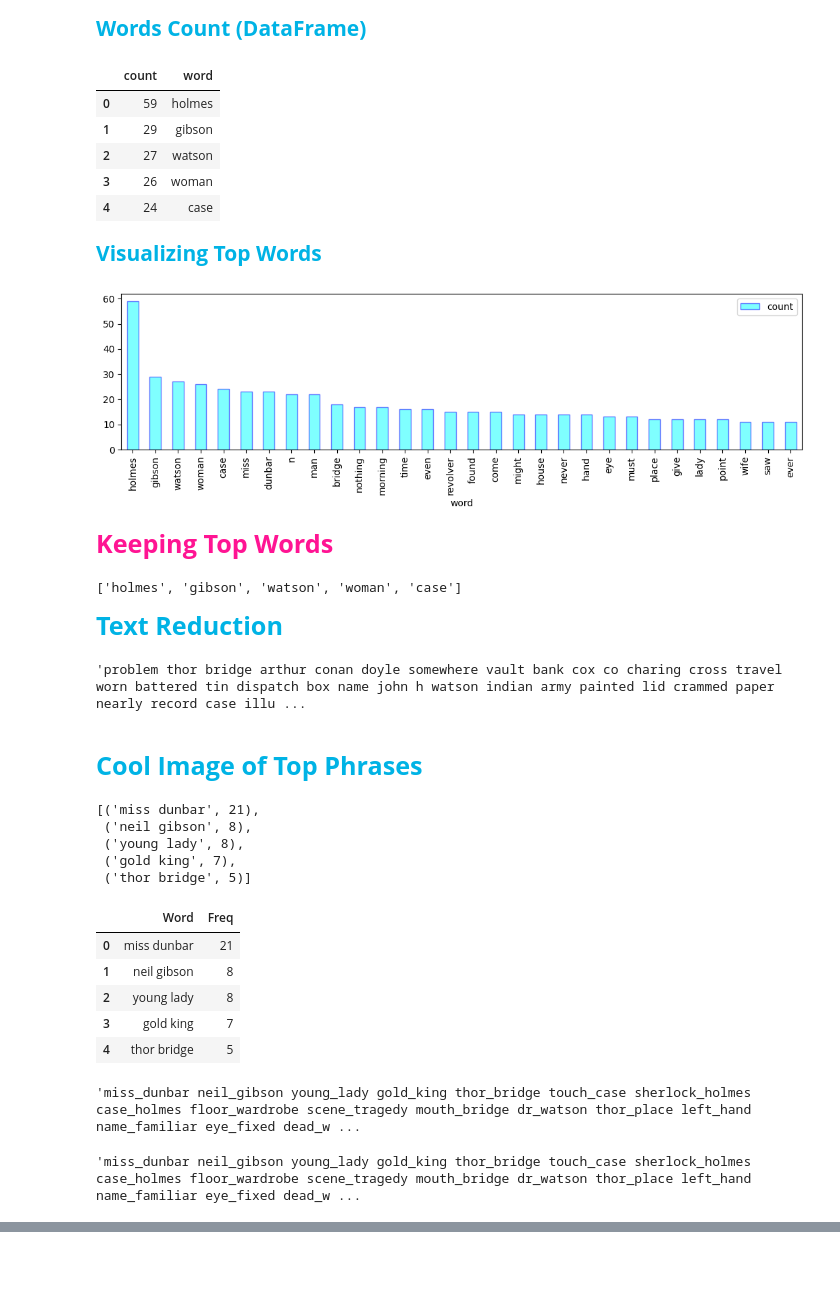
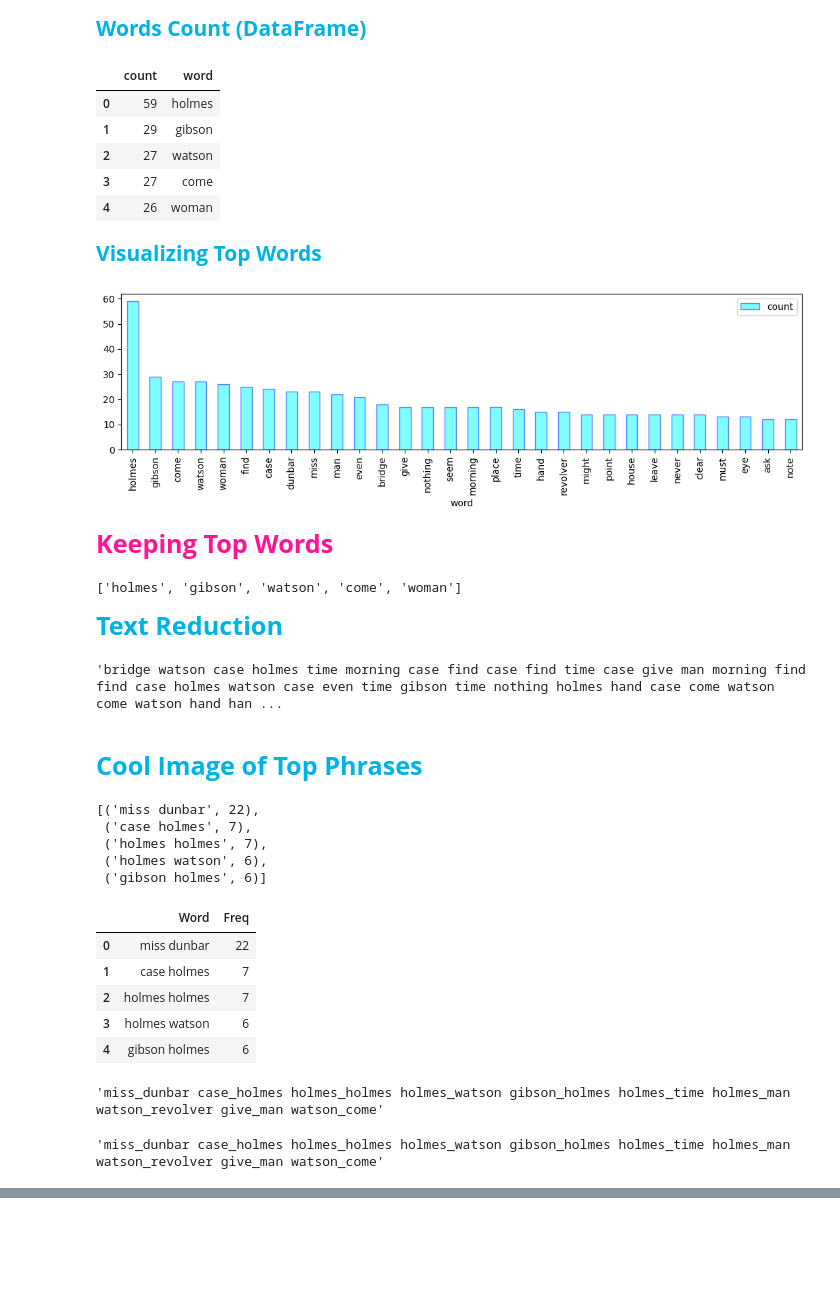
Before and after one commit to seyed7seyed/NLP, a Jupyter notebook: Text_Summarizer.ipynb, the cells around one changed output, grey strips where cells are left out. Cells and saved outputs as stored; diff of their text form; code cells hidden in the pictures.

```diff
--- a/Text_Summarizer.ipynb
+++ b/Text_Summarizer.ipynb
@@ -57,7 +57,7 @@ from nltk.stem             import WordNetLemmatizer
 <span style="font-family:Arial; font-weight:Bold; font-size:1.8em; color:deeppink;"> loading dataset
 # %%
 with open('Story_3.txt', 'r') as file:
-    text = file.read().strip().replace('\n',' ')
+    text = file.read().strip().replace('\n',' ').replace(';','.')
 
 Clean_Text = ''
 for word in word_tokenize(text):
@@ -105,8 +105,8 @@ stop_words = set( stopwords.words('english') )
 new_words  = [ 'some','one','like' ,'br', 'could','would','get','make','really','see',
                'well','much','good','great','first','last','people','also','bad','worst' ,'may','thing',
                'make','go','think','know','watch','look','many','said','say','mr','new','take','told','back'
-               'mr', 'mrs', 'upon', 'sir', 'yes', 'no', 'u', 's', 'k', 'next', 'half', 'quarter', 'third', 'late',
-               'ago', 'before', 'after', 'behind', 'back', 'front', 'oh', 'yet'
+               'mr', 'mrs', 'upon', 'sir', 'yes', 'no', 'u', 's', 'k', 'n', 'next', 'half', 'quarter', 'third', 'late',
+               'ago', 'before', 'after', 'behind', 'back', 'front', 'oh', 'yet', 'indeed', 'due'
              ]
 stop_words = stop_words.union(new_words)
 # %% [markdown]
@@ -132,7 +132,13 @@ lemmatizer = WordNetLemmatizer()
 def lemmatize_text(text):
     Clean = []
     for word in text.split():
-        Clean.append( lemmatizer.lemmatize(word) )
+        w = word
+        w = lemmatizer.lemmatize(w, pos="n")   # nouns
+        w = lemmatizer.lemmatize(w, pos="v")   # verbs
+        w = lemmatizer.lemmatize(w, pos="a")   # adj
+        w = lemmatizer.lemmatize(w, pos="r")   # adv
+        w = lemmatizer.lemmatize(w, pos="s")   # satellite adj
+        Clean.append( w )
     return ' '.join( Clean )
 
 data['text'] = data['text'].apply(lemmatize_text)
@@ -201,8 +207,8 @@ words_count.head(5)
 | 0 | 59 | holmes |
 | 1 | 29 | gibson |
 | 2 | 27 | watson |
-| 3 | 26 | woman |
-| 4 | 24 | case |
+| 3 | 27 | come |
+| 4 | 26 | woman |
 # %% [markdown]
 <span style="font-family:Arial; font-weight:Bold; font-size:1.5em; color:#00b3e5;"> Visualizing Top Words
 # %%
@@ -212,15 +218,15 @@ cat, sclr = 'word', 'count'
 df.groupby(by=[cat])[sclr].median().reset_index().sort_values([sclr],ascending=False).head(30).\
 plot( x=cat, y=sclr, kind='bar',  figsize=(13,3), color='cyan', edgecolor='blue', alpha=0.5 ); plt.show()
 # %% [output]
-[figure, old version]
+[figure, new version]
 # %% [markdown]
 <span style="font-family:Arial; font-weight:Bold; font-size:1.8em; color:deeppink;"> Keeping Top Words
 # %%
-n = 5000
+n = 20
 Top_Words = words_count.loc[:n,'word'].tolist()
 Top_Words[:5]
 # %% [output]
-['holmes', 'gibson', 'watson', 'woman', 'case']
+['holmes', 'gibson', 'watson', 'come', 'woman']
 # %% [markdown]
 <span style="font-family:Arial; font-weight:Bold; font-size:1.8em; color:#00b3e5;"> Text Reduction
 # %%
@@ -234,7 +240,7 @@ def text_reduct( text ):
 data['text'] = data['text'].apply(text_reduct)
 data['text'][0]
 # %% [output]
-'problem thor bridge arthur conan doyle somewhere vault bank cox co charing cross travel worn battered tin dispatch box name john h watson indian army painted lid crammed paper nearly record case illu ...
+'bridge watson case holmes time morning case find case find time case give man morning find find case holmes watson case even time gibson time nothing holmes hand case come watson come watson hand han ...
 # %% [markdown]
 #####
 <span style="font-family:Arial; font-weight:Bold; font-size:1.8em; color:#00b3e5;"> Cool Image of Top Phrases
@@ -247,22 +253,22 @@ f = [ (word,s[0,idx]) for word, idx in vec.vocabulary_.items() ]
 f = sorted( f, key=lambda x: x[1], reverse=True )
 f[:5]
 # %% [output]
-[('miss dunbar', 21),
- ('neil gibson', 8),
- ('young lady', 8),
- ('gold king', 7),
- ('thor bridge', 5)]
+[('miss dunbar', 22),
+ ('case holmes', 7),
+ ('holmes holmes', 7),
+ ('holmes watson', 6),
+ ('gibson holmes', 6)]
 # %%
-Top_N = 20
+Top_N = 10
 Top_Phrases = pd.DataFrame(f[:Top_N], columns=['Word','Freq'])
 Top_Phrases.head()
 # %% [output]
 |  | Word | Freq |
-| 0 | miss dunbar | 21 |
-| 1 | neil gibson | 8 |
-| 2 | young lady | 8 |
-| 3 | gold king | 7 |
-| 4 | thor bridge | 5 |
+| 0 | miss dunbar | 22 |
+| 1 | case holmes | 7 |
+| 2 | holmes holmes | 7 |
+| 3 | holmes watson | 6 |
+| 4 | gibson holmes | 6 |
 # %%
 Top_Corpus = []
 for w in Top_Phrases['Word']:
@@ -279,7 +285,7 @@ for w in Top_Phrases['Word']:
 Top_Corpus = ' '.join(Top_Corpus)
 Top_Corpus
 # %% [output]
-'miss_dunbar neil_gibson young_lady gold_king thor_bridge touch_case sherlock_holmes case_holmes floor_wardrobe scene_tragedy mouth_bridge dr_watson thor_place left_hand name_familiar eye_fixed dead_w ...
+'miss_dunbar case_holmes holmes_holmes holmes_watson gibson_holmes holmes_time holmes_man watson_revolver give_man watson_come'
 # %%
 Top_Corpus = []
 for w in Top_Phrases['Word']:
@@ -299,7 +305,7 @@ for w in Top_Phrases['Word']:
 Top_Corpus = ' '.join(Top_Corpus)
 Top_Corpus
 # %% [output]
-'miss_dunbar neil_gibson young_lady gold_king thor_bridge touch_case sherlock_holmes case_holmes floor_wardrobe scene_tragedy mouth_bridge dr_watson thor_place left_hand name_familiar eye_fixed dead_w ...
+'miss_dunbar case_holmes holmes_holmes holmes_watson gibson_holmes holmes_time holmes_man watson_revolver give_man watson_come'
 # %%
 wordcloud = WordCloud(
 
```
Also changed, not shown: parts of 4 cells of this notebook.
